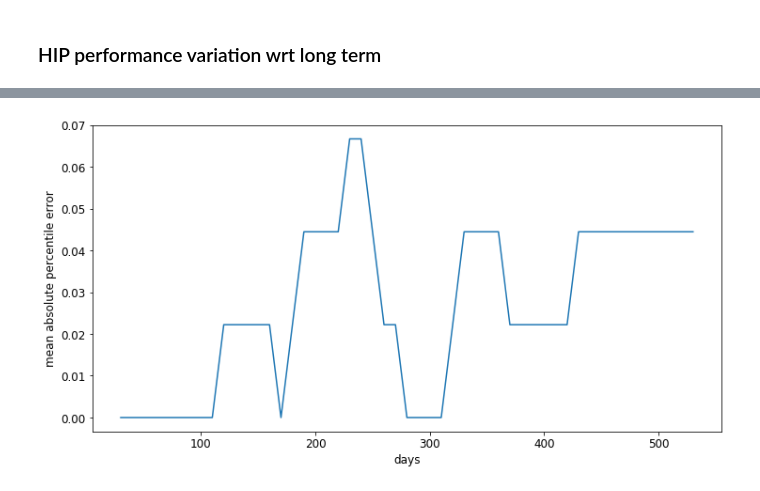
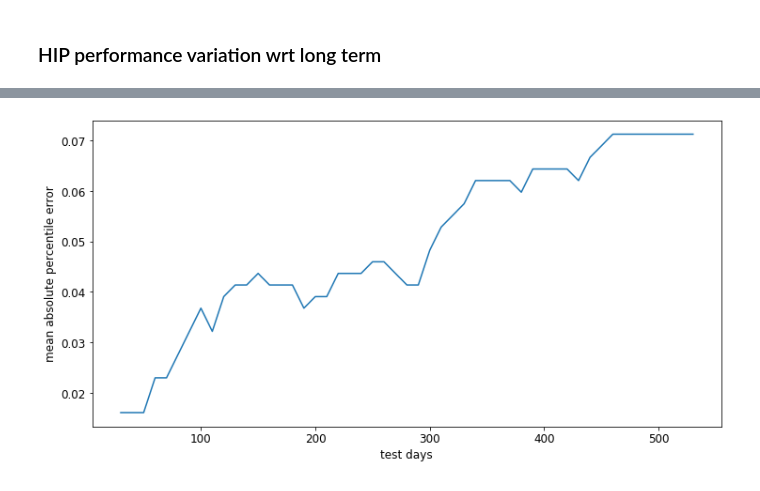
Before and after one commit to septasset/hip-popularity, a Jupyter notebook: explore/explore_vevo.ipynb, the cells around one changed output, grey strips where cells are left out. Saved outputs shown, nothing was run; the diff lists cells and outputs as text; code cells hidden in the pictures.

```diff
--- a/explore/explore_vevo.ipynb
+++ b/explore/explore_vevo.ipynb
@@ -68,24 +67,24 @@ num_initialization = 25
 # %%
-hip_model = HIP()
-hip_model.initial(daily_share, daily_view, num_train, num_test, num_initialization)
-hip_model.fit_with_bfgs()
-hip_model.print_parameters()
-hip_model.plot_func('YouTubeID={0}'.format(test_vid))
+# hip_model = HIP()
+# hip_model.initial(daily_share, daily_view, num_train, num_test, num_initialization)
+# hip_model.fit_with_bfgs()
+# hip_model.print_parameters()
+# hip_model.plot_func('YouTubeID={0}'.format(test_vid))
 # %%
-num_train = 600
-num_test = 200
-num_initialization = 25
+# num_train = 600
+# num_test = 200
+# num_initialization = 25
 
-hip_model = HIP()
-hip_model.initial(daily_share, daily_view, num_train, num_test, num_initialization)
-hip_model.fit_with_bfgs()
-hip_model.print_parameters()
-hip_model.plot_func('YouTubeID={0}'.format(test_vid))
+# hip_model = HIP()
+# hip_model.initial(daily_share, daily_view, num_train, num_test, num_initialization)
+# hip_model.fit_with_bfgs()
+# hip_model.print_parameters()
+# hip_model.plot_func('YouTubeID={0}'.format(test_vid))
 # %% [markdown]
 ### HIP performance variation wrt long term
 # %%
 start_time = time.time()
-size = 10
+size = 30
 count = 0
 
 num_train = 90
@@ -109,7 +108,9 @@ for test_vid in list(vevo_videos.keys()):
     count += 1
 
     if count >= size: break
-print('>>> Total time: {0}'.format(str(timedelta(seconds=time.time() - start_time)))[:-3])
+
+    if count % (size/5) == 0:
+        print('>>> {1}/{2} Elasped time: {0}'.format(str(timedelta(seconds=time.time() - start_time))[:-3], count, size))
 # %% [output]
 --- Finish initialization set 5...
 --- Finish initialization set 10...
@@ -167,9 +168,9 @@ display(df_mean_perc_errors)
 # %%
 fig = plt.figure(figsize=(12, 6))
 ax1 = fig.add_subplot(111)
 ax1.plot(df_mean_perc_errors.loc[0,:])
-ax1.set_xlabel("days")
+ax1.set_xlabel("test days")
 ax1.set_ylabel("mean absolute percentile error")
 pass
 # %% [output]
-[figure, old version]
+[figure, new version]
```
Also changed, not shown: parts of 6 cells of this notebook.
